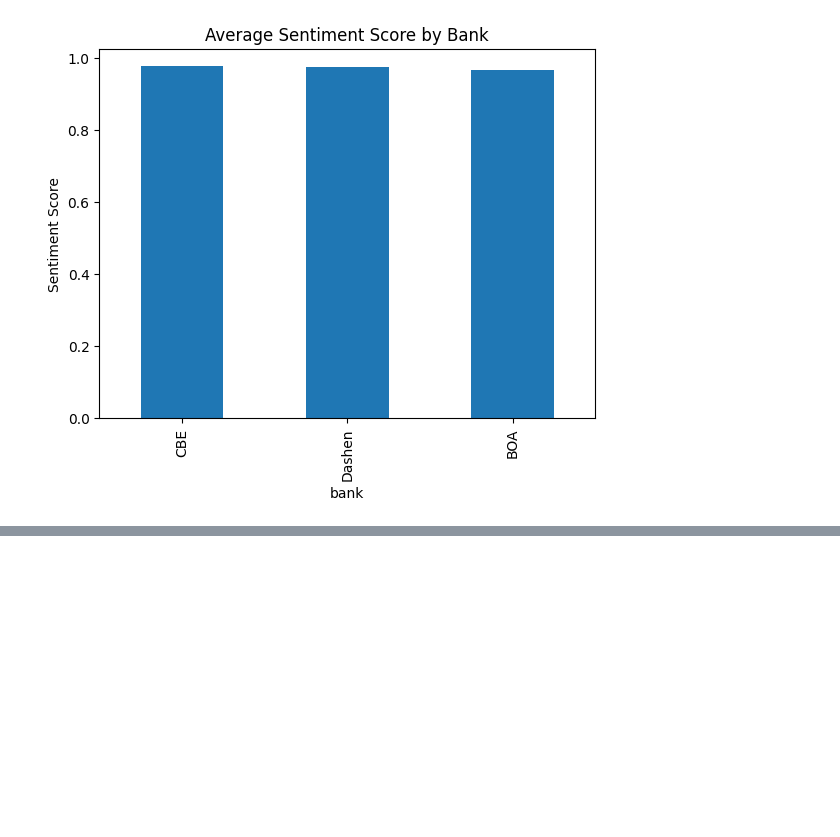
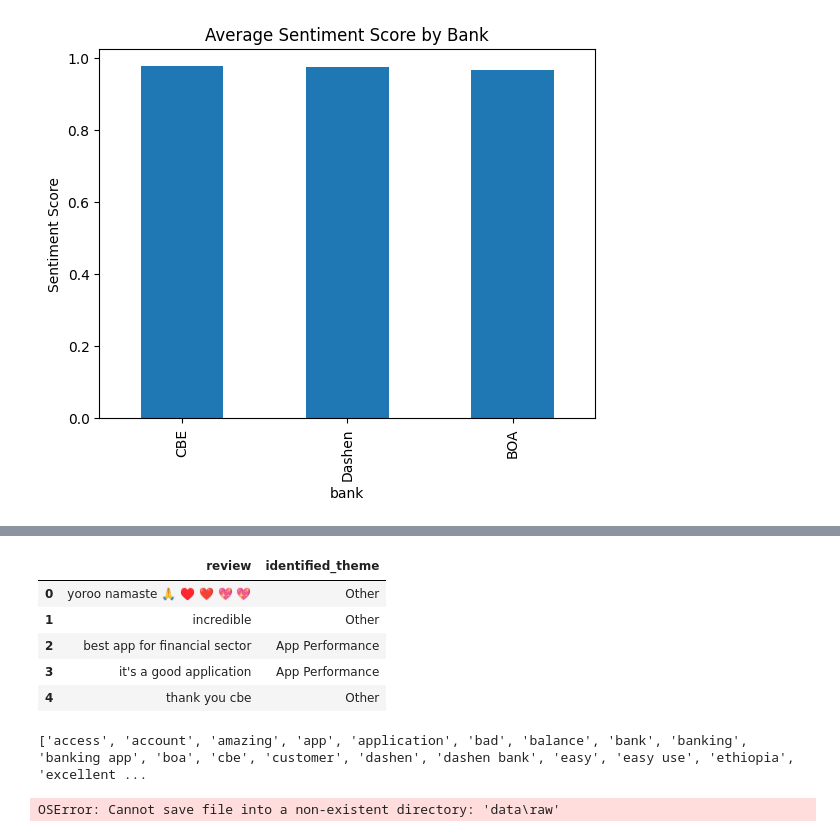
Before and after one commit to yenguandroid/fintech-review-analytics, a Jupyter notebook: notebooks/task2_analysis.ipynb, the cells around one changed output, grey strips where cells are left out. Saved outputs shown, nothing was run; the diff lists cells and outputs as text; code cells hidden in the pictures; blank space fills up the shorter version.

```diff
--- a/notebooks/task2_analysis.ipynb
+++ b/notebooks/task2_analysis.ipynb
@@ -101,0 +112,18 @@ from nlp_pipeline import preprocess_text
+# %%
+# Theme Identifiication
+df["identified_theme"] = df["review"].apply(assign_theme)
+
+df[["review", "identified_theme"]].head()
+# %% [output]
+|  | review | identified_theme |
+| 0 | yoroo namaste 🙏 ♥️ ❤️ 💖 💖 | Other |
+| 1 | incredible | Other |
+| 2 | best app for financial sector | App Performance |
+| 3 | it's a good application | App Performance |
+| 4 | thank you cbe | Other |
+# %%
+keywords = extract_keywords(df["processed_review"])
+
+print(keywords[:20])
+# %% [output]
+['access', 'account', 'amazing', 'app', 'application', 'bad', 'balance', 'bank', 'banking', 'banking app', 'boa', 'cbe', 'customer', 'dashen', 'dashen bank', 'easy', 'easy use', 'ethiopia', 'excellent ...
@@ -101,0 +132,7 @@ from nlp_pipeline import preprocess_text
+# %%
+# Save final results
+df.to_csv("data/raw/final_thematic_output.csv", index=False)
+
+print(df.head())
+# %% [output]
+OSError: Cannot save file into a non-existent directory: 'data\raw'
```
Also changed, not shown: parts of 9 cells of this notebook, 1 other file.
